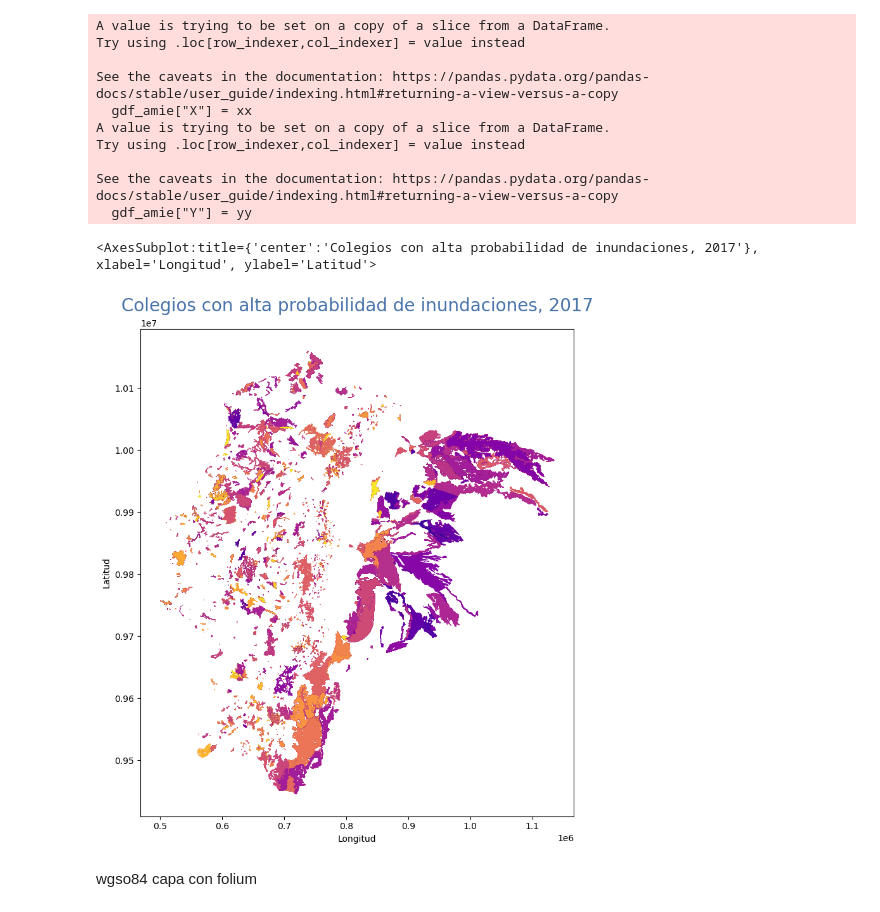
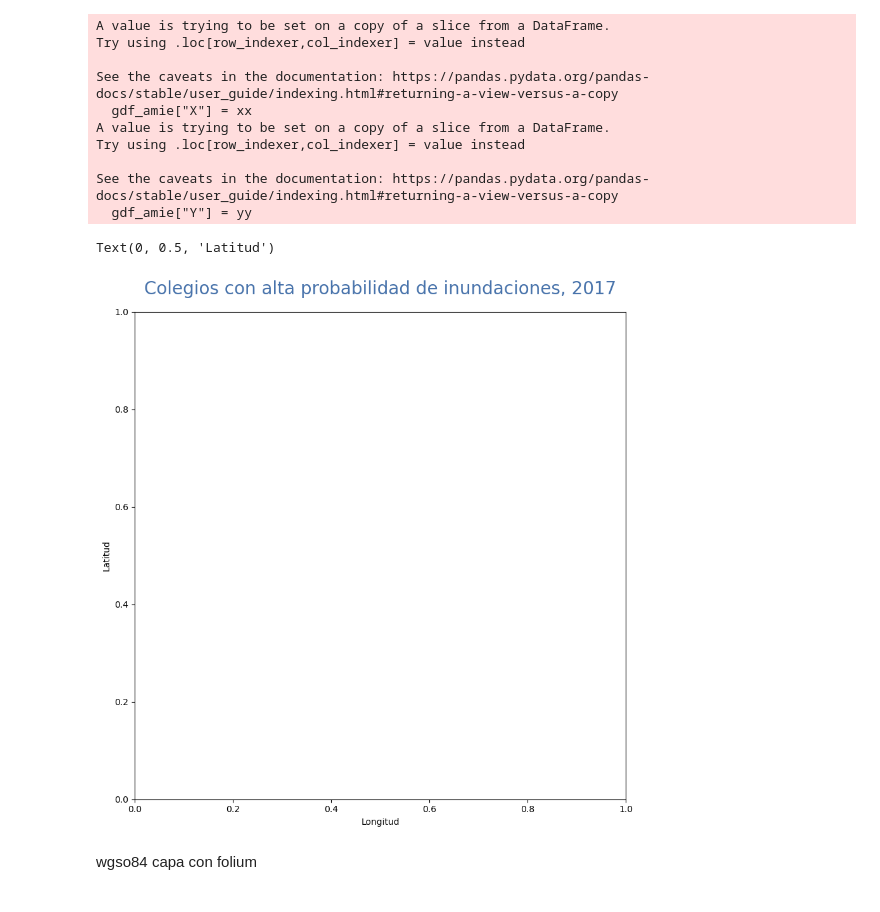
Before and after one commit to Alfreed0/DataScience, a Jupyter notebook: Notebooks/Proyecto.ipynb, the cells around one changed output. Cells and saved outputs as stored; diff of their text form; code cells hidden in the pictures.

```diff
--- a/Notebooks/Proyecto.ipynb
+++ b/Notebooks/Proyecto.ipynb
@@ -248,22 +261,22 @@ df_join = gpd.sjoin(df_floods, gdf_amie, how='inner', op='intersects')
 # %%
 # Control del tamaño de la figura del mapa
 fig, ax =plt.subplots(figsize=(10, 10))
 
 # Control del título y los ejes
 ax.set_title('Colegios con alta probabilidad de inundaciones, 2017',
 
              pad =20,
 
              fontdict={'fontsize':20, 'color': '#4873ab'})
 
 ax.set_xlabel('Longitud')
 ax.set_ylabel('Latitud')
 
 # Mostrar el mapa finalizado
-df_join.plot(column='inev', cmap='plasma', ax=ax, zorder=5)
+#df_join.plot(column='inev', cmap='plasma', ax=ax, zorder=5)
 # %% [output]
-<AxesSubplot:title={'center':'Colegios con alta probabilidad de inundaciones, 2017'}, xlabel='Longitud', ylabel='Latitud'>
+Text(0, 0.5, 'Latitud')
-[figure, old version]
+[figure, new version]
 # %% [markdown]
 wgso84
 capa con folium
```
Also changed, not shown: parts of 60 cells of this notebook.
